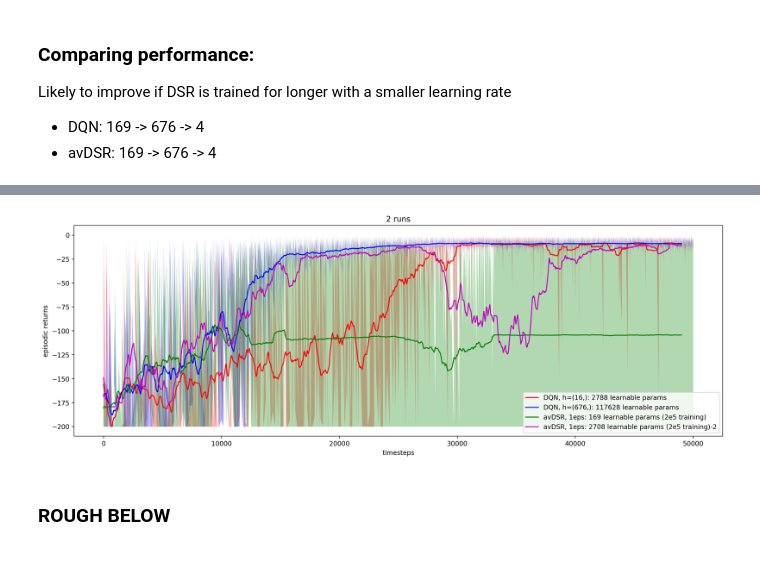
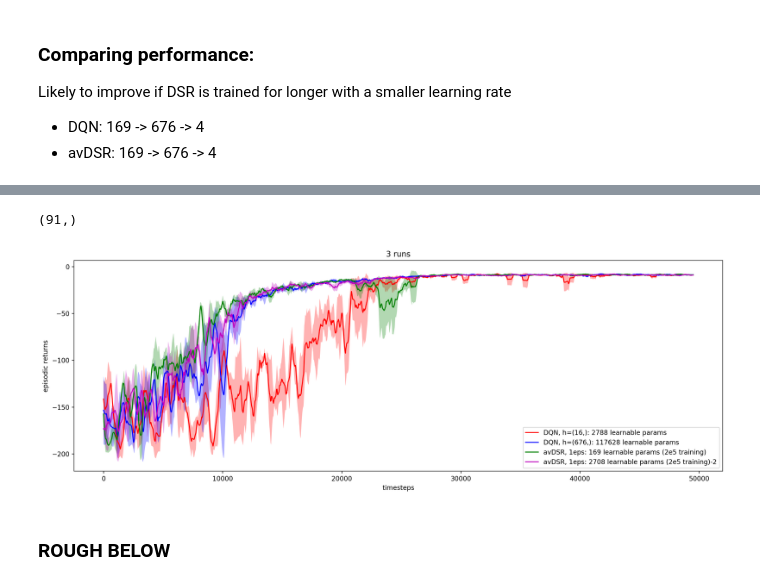
Before and after one commit to psurya1994/successor-feature-representations, a Jupyter notebook: 4-dqn-fourrooms_matrix.ipynb, the cells around one changed output, grey strips where cells are left out. Saved outputs shown, nothing was run; the diff lists cells and outputs as text; code cells hidden in the pictures.

Commit message:
Working results: matrix state space in all configs. Plots as expected. Results in report 52.

```diff
--- a/4-dqn-fourrooms_matrix.ipynb
+++ b/4-dqn-fourrooms_matrix.ipynb
@@ -137,7 +124,7 @@ def avdsr_feature(**kwargs):
     config.eval_env = config.task_fn()
     config.c = 1
 
-    config.optimizer_fn = lambda params: torch.optim.RMSprop(params, 0.001)
+    config.optimizer_fn = lambda params: torch.optim.RMSprop(params, 0.002)
     config.network_fn = lambda: SRNet(config.action_dim, SRIdentityBody(config.state_dim), hidden_units=(), config=0) #CHECK
     config.replay_fn = lambda: Replay(memory_size=int(1e5), batch_size=10)
 
@@ -299,8 +287,8 @@ def runNAgents(function, runs, store=True, freeze=0, ref=None):
 
     return t_dqn, r_dqn
 # %%
-r_c0 = runNAgents(dsr_feature_init, runs=2, freeze=2, ref=avdsr)
-# r_c1 = runNAgents(dsr_feature_init, runs=1, freeze=2, ref=avdsr)
-# r_dqn_base2 = runNAgents(dqn_feature, runs=2)
+r_c0 = runNAgents(dsr_feature_init, runs=3, freeze=2, ref=avdsr)
+# r_c1 = runNAgents(dsr_feature_init, runs=3, freeze=2, ref=avdsr)
+r_dqn_base2 = runNAgents(dqn_feature, runs=3)
 # %% [output]
 IncompatibleKeys(missing_keys=[], unexpected_keys=[])
@@ -349,5 +347,10 @@ KeyboardInterrupt
+# %%
+convolve(np.zeros(100),10).shape
+# %% [output]
+(91,)
 # %%
 def plot_rewards(rewards, plot_seperate=True , clip=50000, title='unnamed'):
+    smooth = 500
 
     colors = ['red', 'blue', 'green', 'm', 'k', 'y', '#999999']
 
@@ -360,13 +363,13 @@ def plot_rewards(rewards, plot_seperate=True , clip=50000, title='unnamed'):
         return
 
     for j, (k, v) in enumerate(rewards.items()):
-        r_vec = np.zeros((len(v[0]), clip))
+        r_vec = np.zeros((len(v[0]), clip-smooth+1))
         for i, (t, r) in enumerate(zip(v[0], v[1])):
-            r_vec[i,:] = np.interp(np.arange(clip), t, r)
+            r_vec[i,:] = convolve(np.interp(np.arange(clip), t, r), smooth)
 
         mean = np.mean(np.array(r_vec), axis=0)
         std = np.std(np.array(r_vec), axis=0)
-        plt.plot(convolve(mean,1000), label=k, color=colors[j])
+        plt.plot(mean, label=k, color=colors[j])
         plt.fill_between(np.arange(0, len(mean)), mean+std, mean-std, facecolor=colors[j], alpha=0.3)
 
     plt.xlabel('timesteps'), plt.ylabel('episodic returns')
@@ -375,19 +378,19 @@ def plot_rewards(rewards, plot_seperate=True , clip=50000, title='unnamed'):
 # %%
 rewards_dict = {
 #     'avDSR, 1eps: 2708 learnable params (2e5 training)': r_dsr_abs_rand[1:],
                 'DQN, h=(16,): 2788 learnable params': r_dqn_base[1:],
                'DQN, h=(676,): 117628 learnable params': r_dqn_base2[1:],
                'avDSR, 1eps: 169 learnable params (2e5 training)': r_c0[1:],
                'avDSR, 1eps: 2708 learnable params (2e5 training)-2': r_c1[1:]
                }
 # rewards_dict = {'avDSR, 1eps: 169 learnable params':r_dsr_rand,
 #                 'avDSR, 1eps: 2708 learnable params':r_dsr_abs_rand[1:],
 #                 'DQN, h=(676,): 117628 learnable params': r_dqn_base,
 #                'DQN, h=(16,): 2788 learnable params': r_dqn_base2[1:]}
 # plot_rewards(rewards_dict, plot_seperate=True)
-plot_rewards(rewards_dict, plot_seperate=False, title='2 runs')
+plot_rewards(rewards_dict, plot_seperate=False, title='3 runs')
 # %% [output]
-[figure, old version]
+[figure, new version]
 # %%
 import pickle
 
```
Also changed, not shown: parts of 5 cells of this notebook, 1 other file.
